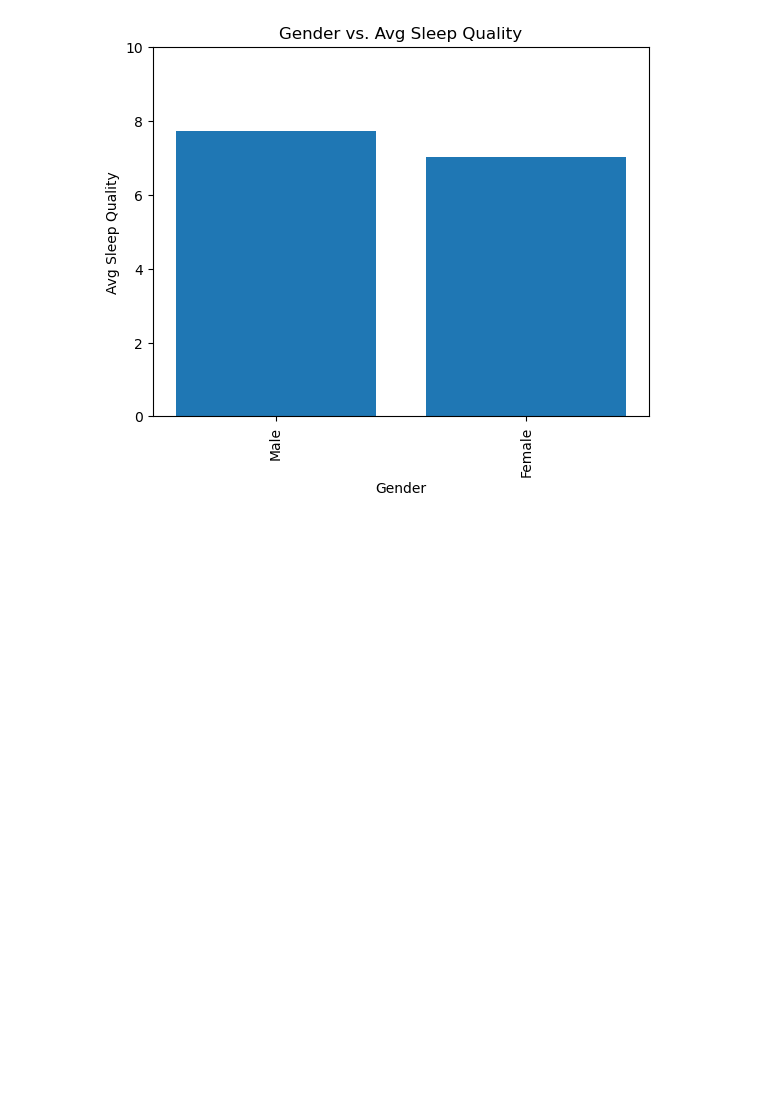
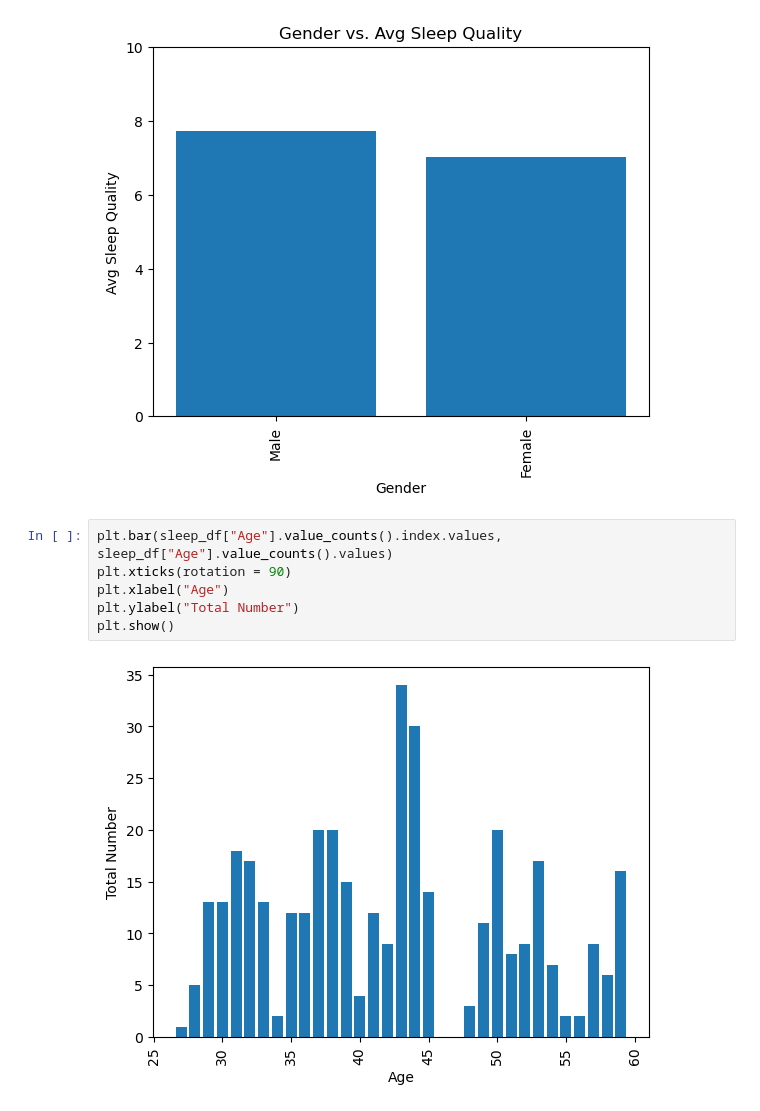
Before and after one commit to johnweissmann/project-1, a Jupyter notebook: main.ipynb, the cells around one changed output. Saved outputs shown, nothing was run; the diff lists cells and outputs as text; blank space fills up the shorter version.

```diff
--- a/main.ipynb
+++ b/main.ipynb
@@ -105,3 +107,11 @@ plt.ylim(0,10)
 plt.show()
 # %% [output]
 [figure]
+# %%
+plt.bar(sleep_df["Age"].value_counts().index.values, sleep_df["Age"].value_counts().values)
+plt.xticks(rotation = 90)
+plt.xlabel("Age")
+plt.ylabel("Total Number")
+plt.show()
+# %% [output]
+[figure, added]
```
Also changed, not shown: parts of 4 cells of this notebook.
